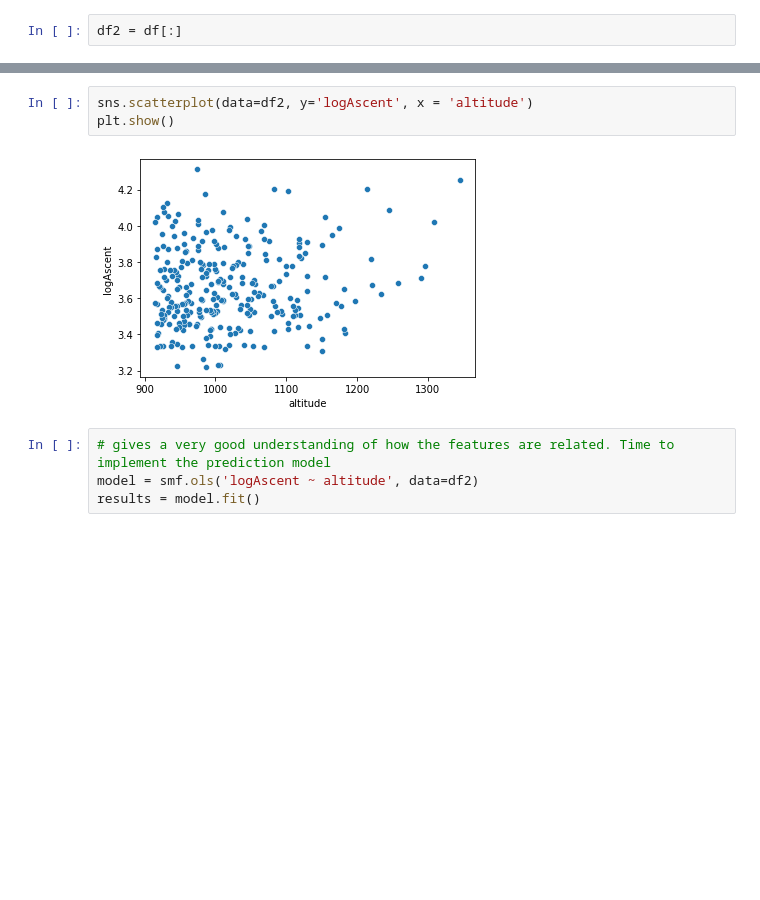
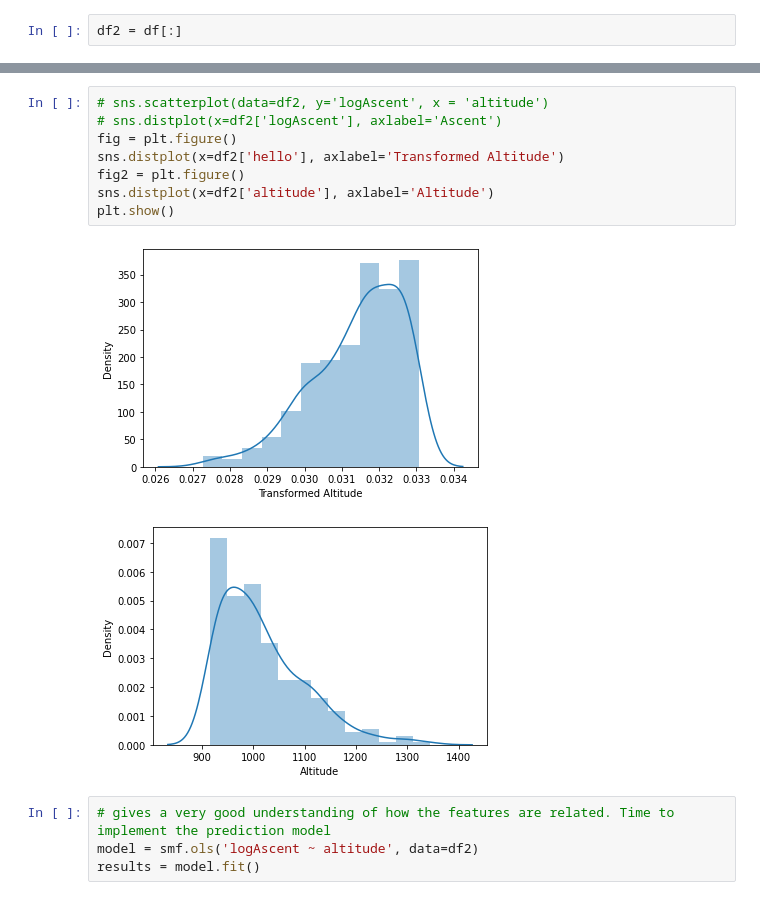
Before and after one commit to filipbalucha/FDS_final_project, a Jupyter notebook: data_analysis.ipynb, the cells around one changed output, grey strips where cells are left out. Saved outputs shown, nothing was run; the diff lists cells and outputs as text; blank space fills up the shorter version.

```diff
--- a/data_analysis.ipynb
+++ b/data_analysis.ipynb
@@ -103,8 +110,14 @@ df2.insert(loc=len(df.columns), column = 'logAscent', value=df['ascent_count'].a
-# %%
-sns.scatterplot(data=df2, y='logAscent', x = 'altitude')
-plt.show()
-# %% [output]
-[figure, removed]
+# %%
+# sns.scatterplot(data=df2, y='logAscent', x = 'altitude')
+# sns.distplot(x=df2['logAscent'], axlabel='Ascent')
+fig = plt.figure()
+sns.distplot(x=df2['hello'], axlabel='Transformed Altitude')
+fig2 = plt.figure()
+sns.distplot(x=df2['altitude'], axlabel='Altitude')
+plt.show()
+# %% [output]
+[figure, added]
+[figure, added]
 # %%
 # gives a very good understanding of how the features are related. Time to implement the prediction model
 model = smf.ols('logAscent ~ altitude', data=df2)
```
Also changed, not shown: parts of 4 cells of this notebook.
